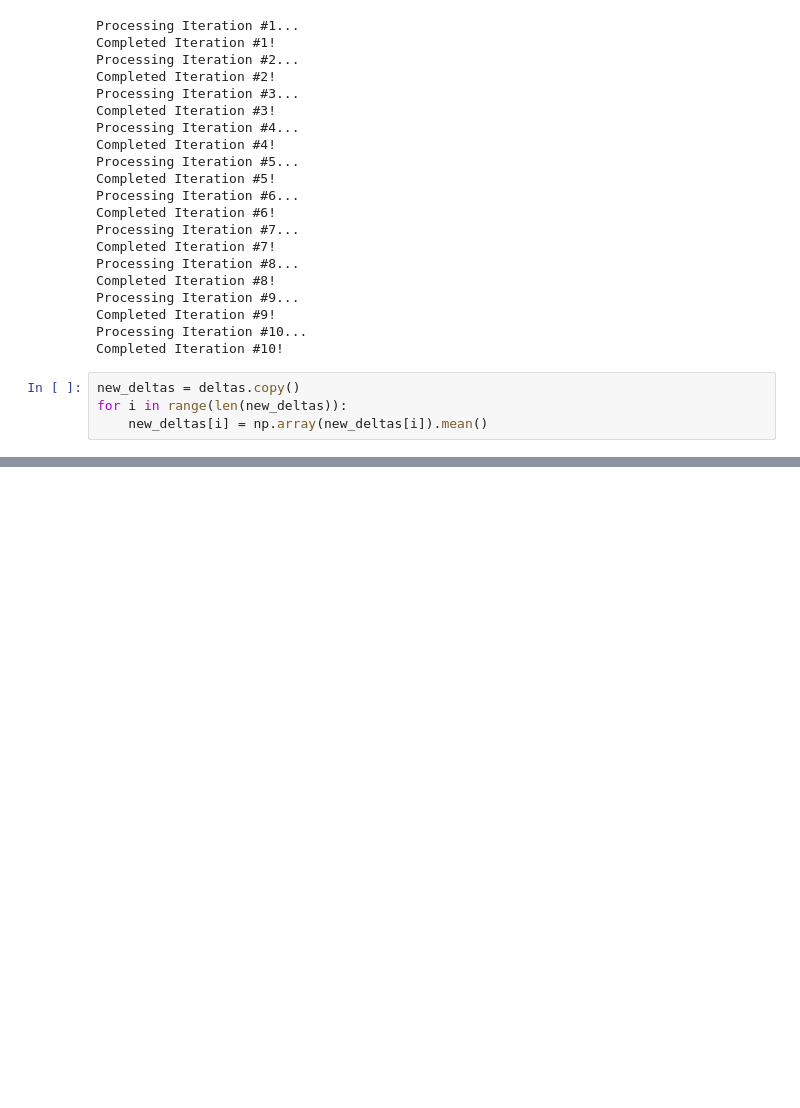
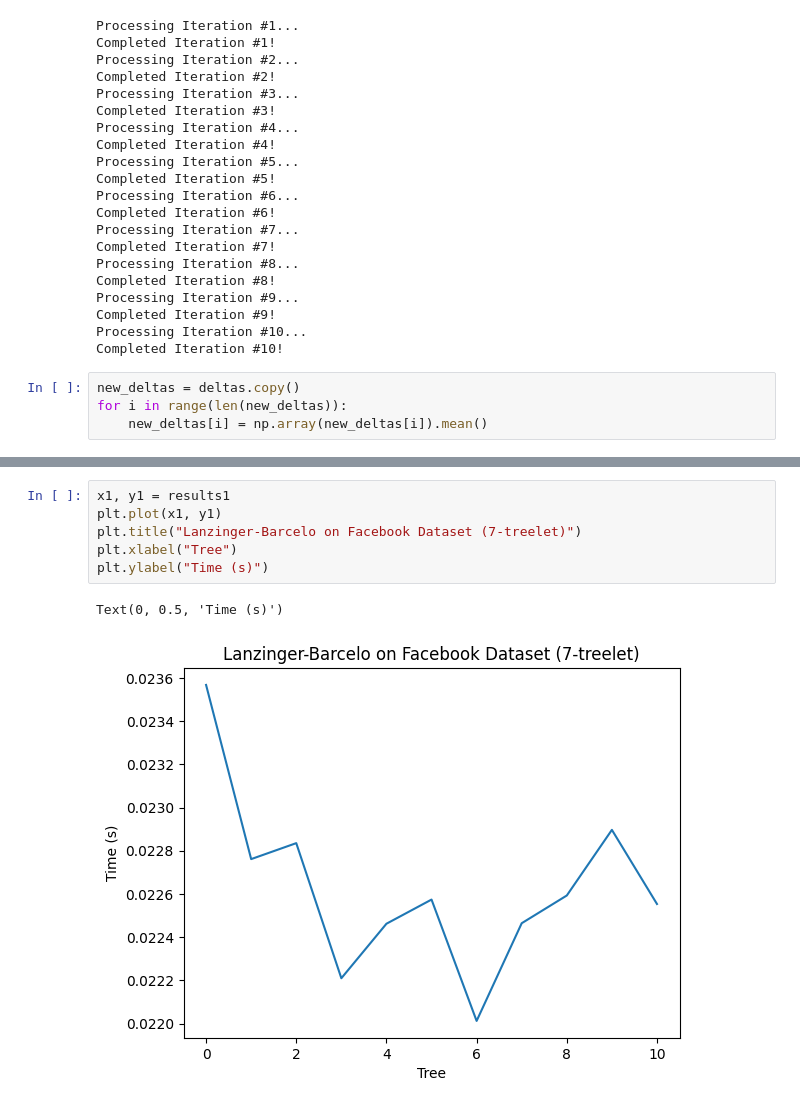
Before and after one commit to delterr/simpleGNN, a Jupyter notebook: src/bench.ipynb, the cells around one changed output, grey strips where cells are left out. Saved outputs shown, nothing was run; the diff lists cells and outputs as text; blank space fills up the shorter version.

```diff
--- a/src/bench.ipynb
+++ b/src/bench.ipynb
@@ -116,0 +111,9 @@ plt.plot(x, y)
+# %%
+x1, y1 = results1
+plt.plot(x1, y1)
+plt.title("Lanzinger-Barcelo on Facebook Dataset (7-treelet)")
+plt.xlabel("Tree")
+plt.ylabel("Time (s)")
+# %% [output]
+Text(0, 0.5, 'Time (s)')
+[figure, added]
```
Also changed, not shown: parts of 21 cells of this notebook, 15 other files.
